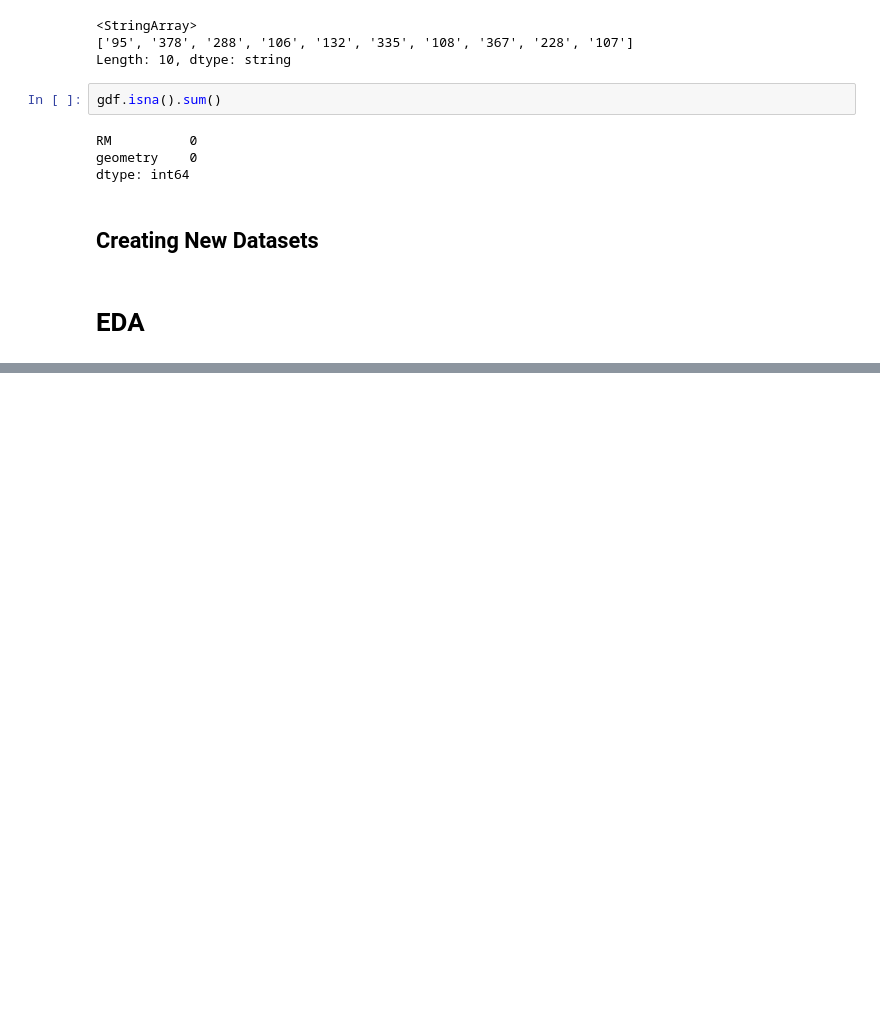
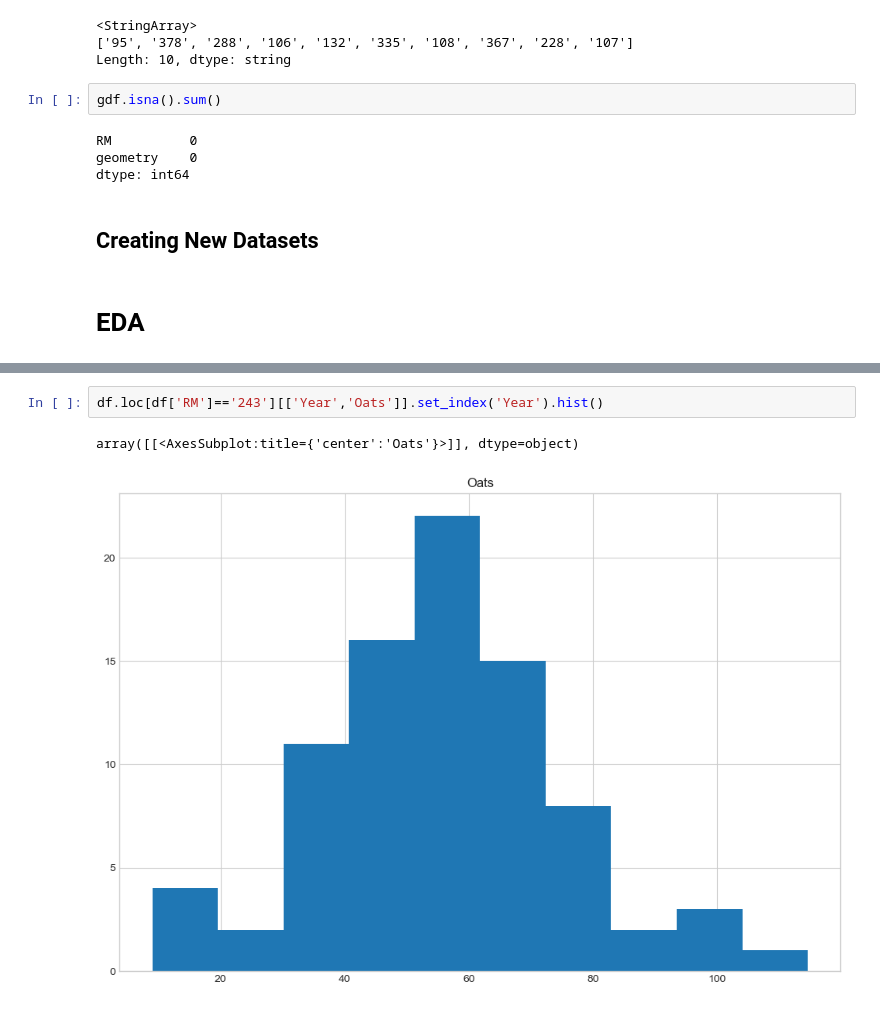
Before and after one commit to faisalapp/Palette_Workshops, a Jupyter notebook: Workshop_1/WorkShop_4.ipynb, the cells around one changed output, grey strips where cells are left out. Cells and saved outputs as stored; diff of their text form; blank space fills up the shorter version.

```diff
--- a/Workshop_1/WorkShop_4.ipynb
+++ b/Workshop_1/WorkShop_4.ipynb
@@ -301,0 +262,5 @@ dtype: int64
+# %%
+df.loc[df['RM']=='243'][['Year','Oats']].set_index('Year').hist()
+# %% [output]
+array([[<AxesSubplot:title={'center':'Oats'}>]], dtype=object)
+[figure, added]
```
Also changed, not shown: parts of 50 cells of this notebook.
